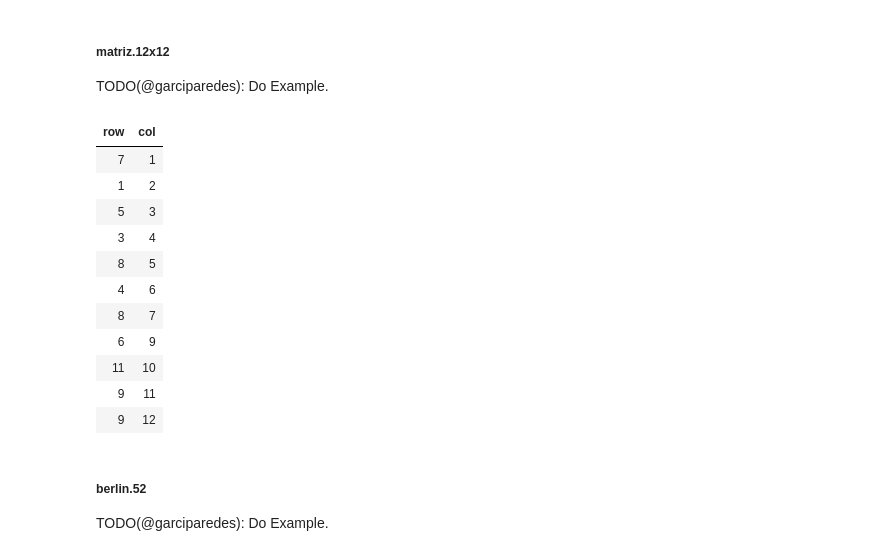
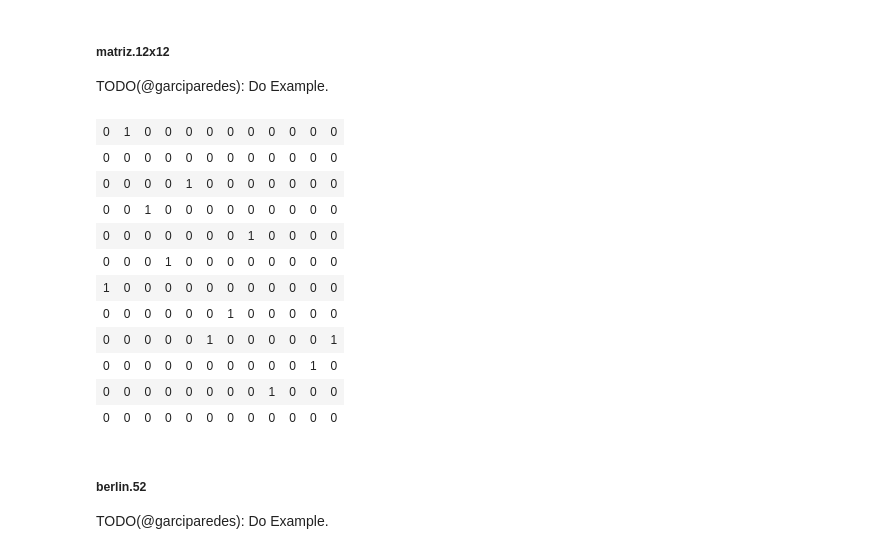
Before and after one commit to garciparedes/integer-programming-heuristics, a Jupyter notebook: integer-programming-network-heuristics.ipynb, the cells around one changed output. Cells and saved outputs as stored; diff of their text form; code cells hidden in the pictures.

```diff
--- a/integer-programming-network-heuristics.ipynb
+++ b/integer-programming-network-heuristics.ipynb
@@ -376,18 +390,20 @@ matriz.12x12 <-
     { paste0(dataset.folder, .) } %>%
     ReadRaw() %>%
     matrix(ncol = 12)
-# %%
-SolveMinimumSpanningTree(matriz.12x12)
-# %% [output]
-| row | col |
-| 7 | 1 |
-| 1 | 2 |
-| 5 | 3 |
-| 3 | 4 |
-| 8 | 5 |
-| 4 | 6 |
-| 8 | 7 |
-| 6 | 9 |
-| 11 | 10 |
-| 9 | 11 |
-| 9 | 12 |
+# %%
+a <- matrix(0, ncol = 12, nrow = 12)
+a[SolveMinimumSpanningTree(matriz.12x12)] <- 1
+a
+# %% [output]
+| 0 | 1 | 0 | 0 | 0 | 0 | 0 | 0 | 0 | 0 | 0 | 0 |
+| 0 | 0 | 0 | 0 | 0 | 0 | 0 | 0 | 0 | 0 | 0 | 0 |
+| 0 | 0 | 0 | 0 | 1 | 0 | 0 | 0 | 0 | 0 | 0 | 0 |
+| 0 | 0 | 1 | 0 | 0 | 0 | 0 | 0 | 0 | 0 | 0 | 0 |
+| 0 | 0 | 0 | 0 | 0 | 0 | 0 | 1 | 0 | 0 | 0 | 0 |
+| 0 | 0 | 0 | 1 | 0 | 0 | 0 | 0 | 0 | 0 | 0 | 0 |
+| 1 | 0 | 0 | 0 | 0 | 0 | 0 | 0 | 0 | 0 | 0 | 0 |
+| 0 | 0 | 0 | 0 | 0 | 0 | 1 | 0 | 0 | 0 | 0 | 0 |
+| 0 | 0 | 0 | 0 | 0 | 1 | 0 | 0 | 0 | 0 | 0 | 1 |
+| 0 | 0 | 0 | 0 | 0 | 0 | 0 | 0 | 0 | 0 | 1 | 0 |
+| 0 | 0 | 0 | 0 | 0 | 0 | 0 | 0 | 1 | 0 | 0 | 0 |
+| 0 | 0 | 0 | 0 | 0 | 0 | 0 | 0 | 0 | 0 | 0 | 0 |
```
Also changed, not shown: parts of 12 cells of this notebook.
